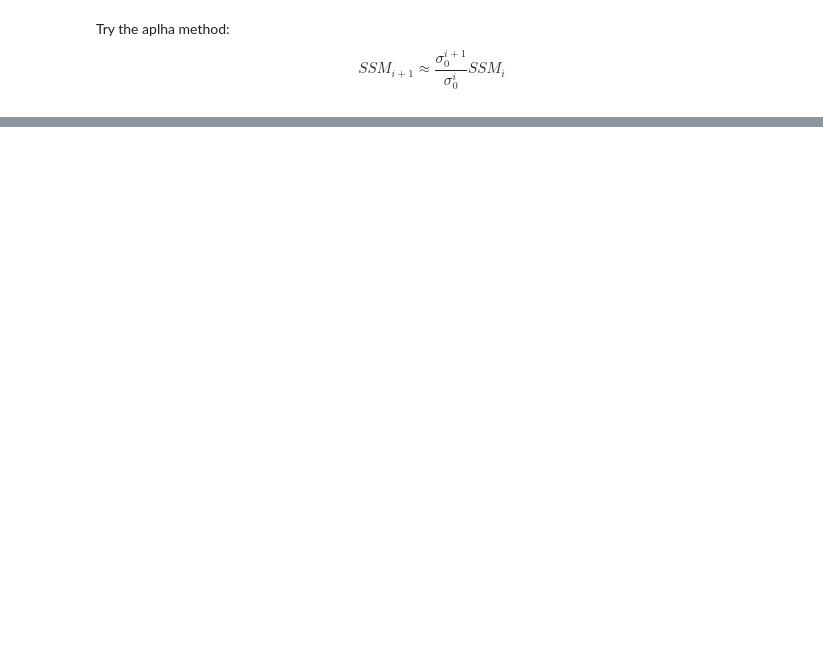
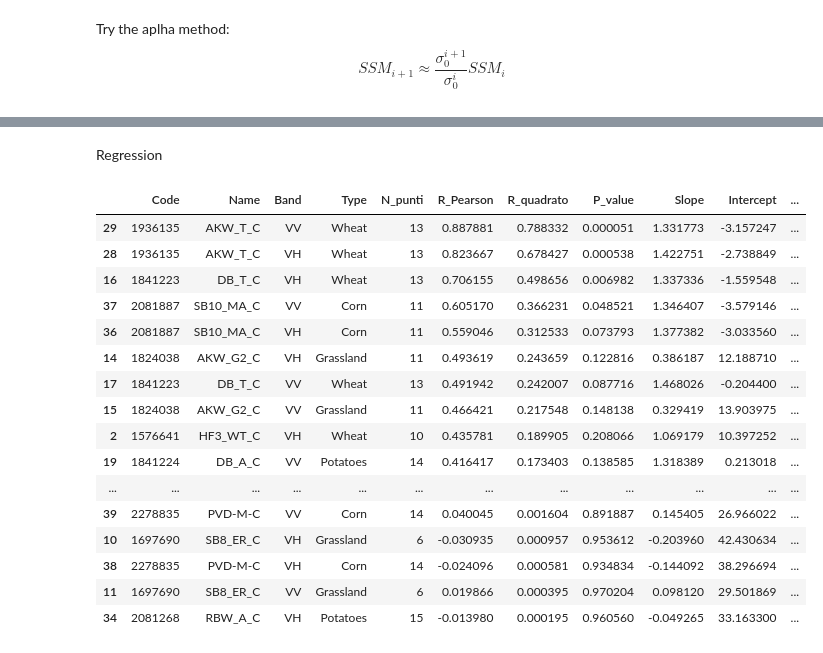
Before and after one commit to cFr4nk/Tesi_SAR_Analysis, a Jupyter notebook: Moisture.ipynb, the cells around one changed output, grey strips where cells are left out. Cells and saved outputs as stored; diff of their text form; code cells hidden in the pictures; blank space fills up the shorter version.

```diff
--- a/Moisture.ipynb
+++ b/Moisture.ipynb
@@ -85,0 +148,56 @@ display(sigma_TM.iloc[0:50])
+# %% [markdown]
+Regression
+# %%
+from scipy import stats
+
+results_regression = []
+
+for (codice, banda, name,typ), gruppo in sigma_TM.groupby(['Code', 'Band', 'Name', 'Type']):
+
+    moist_situ = gruppo['Moist_situ'].values
+    SSM_ret = gruppo['SSM_retrieved'].values
+
+    if len(moist_situ) > 2:
+
+        slope, intercept, r_value, p_value, std_err = stats.linregress(moist_situ, SSM_ret)
+        y_pred = slope * moist_situ + intercept
+
+        residui = SSM_ret - y_pred
+
+        rmsre = np.sqrt(np.mean(residui ** 2))
+
+        results_regression.append({
+            'Code': codice,
+            'Name': name,
+            'Band': banda,
+            'Type': typ,
+            'N_punti': len(moist_situ),
+            'R_Pearson': r_value,
+            'R_quadrato': r_value ** 2,
+            'P_value': p_value,
+            'Slope': slope,
+            'Intercept': intercept,
+            'RMSRE': rmsre
+        })
+
+df_statistiche = pd.DataFrame(results_regression)
+df_statistiche.sort_values('R_quadrato', ascending=False, inplace=True)
+display(df_statistiche)
+# %% [output]
+|  | Code | Name | Band | Type | N_punti | R_Pearson | R_quadrato | P_value | Slope | Intercept | ... |
+| 29 | 1936135 | AKW_T_C | VV | Wheat | 13 | 0.887881 | 0.788332 | 0.000051 | 1.331773 | -3.157247 | ... |
+| 28 | 1936135 | AKW_T_C | VH | Wheat | 13 | 0.823667 | 0.678427 | 0.000538 | 1.422751 | -2.738849 | ... |
+| 16 | 1841223 | DB_T_C | VH | Wheat | 13 | 0.706155 | 0.498656 | 0.006982 | 1.337336 | -1.559548 | ... |
+| 37 | 2081887 | SB10_MA_C | VV | Corn | 11 | 0.605170 | 0.366231 | 0.048521 | 1.346407 | -3.579146 | ... |
+| 36 | 2081887 | SB10_MA_C | VH | Corn | 11 | 0.559046 | 0.312533 | 0.073793 | 1.377382 | -3.033560 | ... |
+| 14 | 1824038 | AKW_G2_C | VH | Grassland | 11 | 0.493619 | 0.243659 | 0.122816 | 0.386187 | 12.188710 | ... |
+| 17 | 1841223 | DB_T_C | VV | Wheat | 13 | 0.491942 | 0.242007 | 0.087716 | 1.468026 | -0.204400 | ... |
+| 15 | 1824038 | AKW_G2_C | VV | Grassland | 11 | 0.466421 | 0.217548 | 0.148138 | 0.329419 | 13.903975 | ... |
+| 2 | 1576641 | HF3_WT_C | VH | Wheat | 10 | 0.435781 | 0.189905 | 0.208066 | 1.069179 | 10.397252 | ... |
+| 19 | 1841224 | DB_A_C | VV | Potatoes | 14 | 0.416417 | 0.173403 | 0.138585 | 1.318389 | 0.213018 | ... |
+| ... | ... | ... | ... | ... | ... | ... | ... | ... | ... | ... | ... |
+| 39 | 2278835 | PVD-M-C | VV | Corn | 14 | 0.040045 | 0.001604 | 0.891887 | 0.145405 | 26.966022 | ... |
+| 10 | 1697690 | SB8_ER_C | VH | Grassland | 6 | -0.030935 | 0.000957 | 0.953612 | -0.203960 | 42.430634 | ... |
+| 38 | 2278835 | PVD-M-C | VH | Corn | 14 | -0.024096 | 0.000581 | 0.934834 | -0.144092 | 38.296694 | ... |
+| 11 | 1697690 | SB8_ER_C | VV | Grassland | 6 | 0.019866 | 0.000395 | 0.970204 | 0.098120 | 29.501869 | ... |
+| 34 | 2081268 | RBW_A_C | VH | Potatoes | 15 | -0.013980 | 0.000195 | 0.960560 | -0.049265 | 33.163300 | ... |
```
Also changed, not shown: parts of 7 cells of this notebook, 1 other file.
